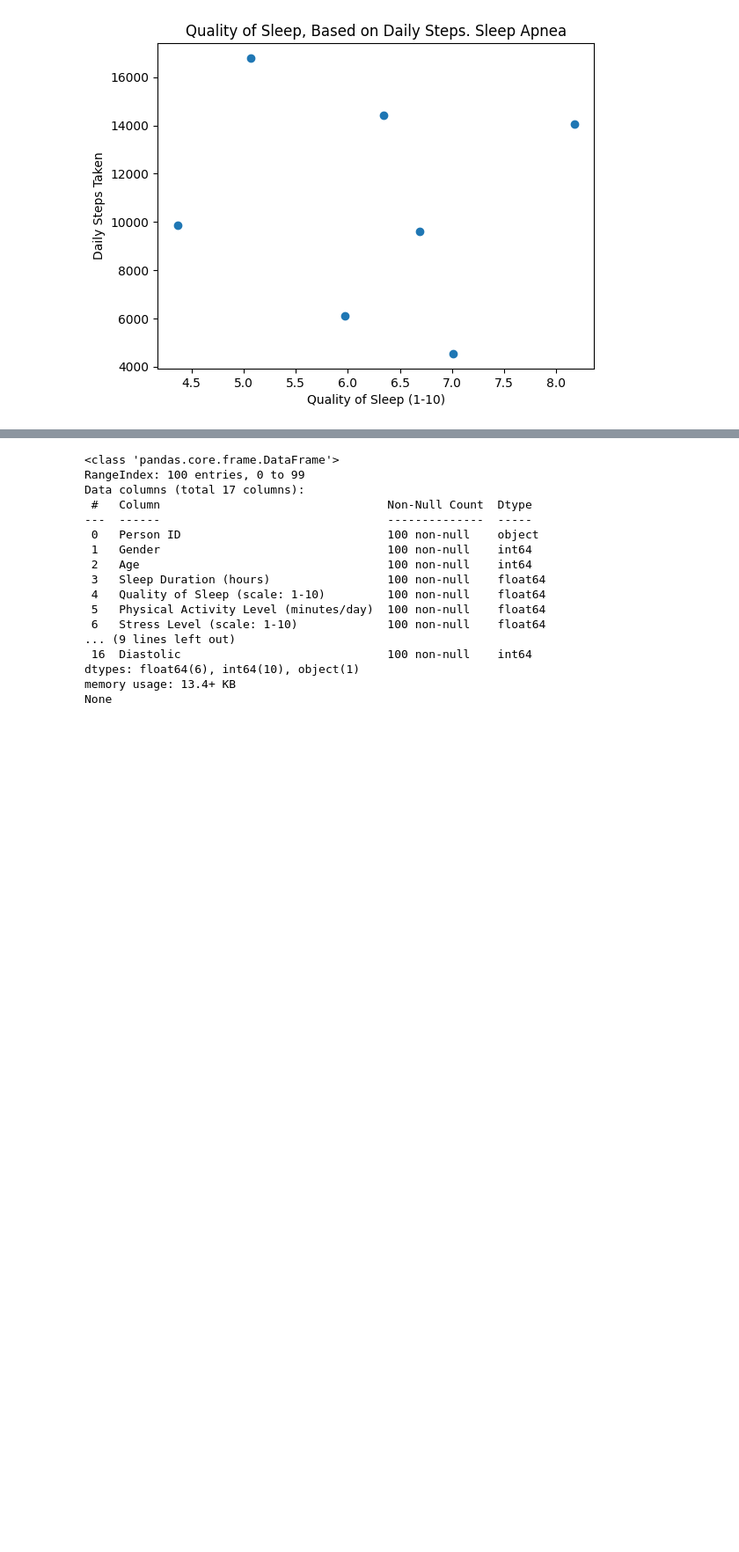
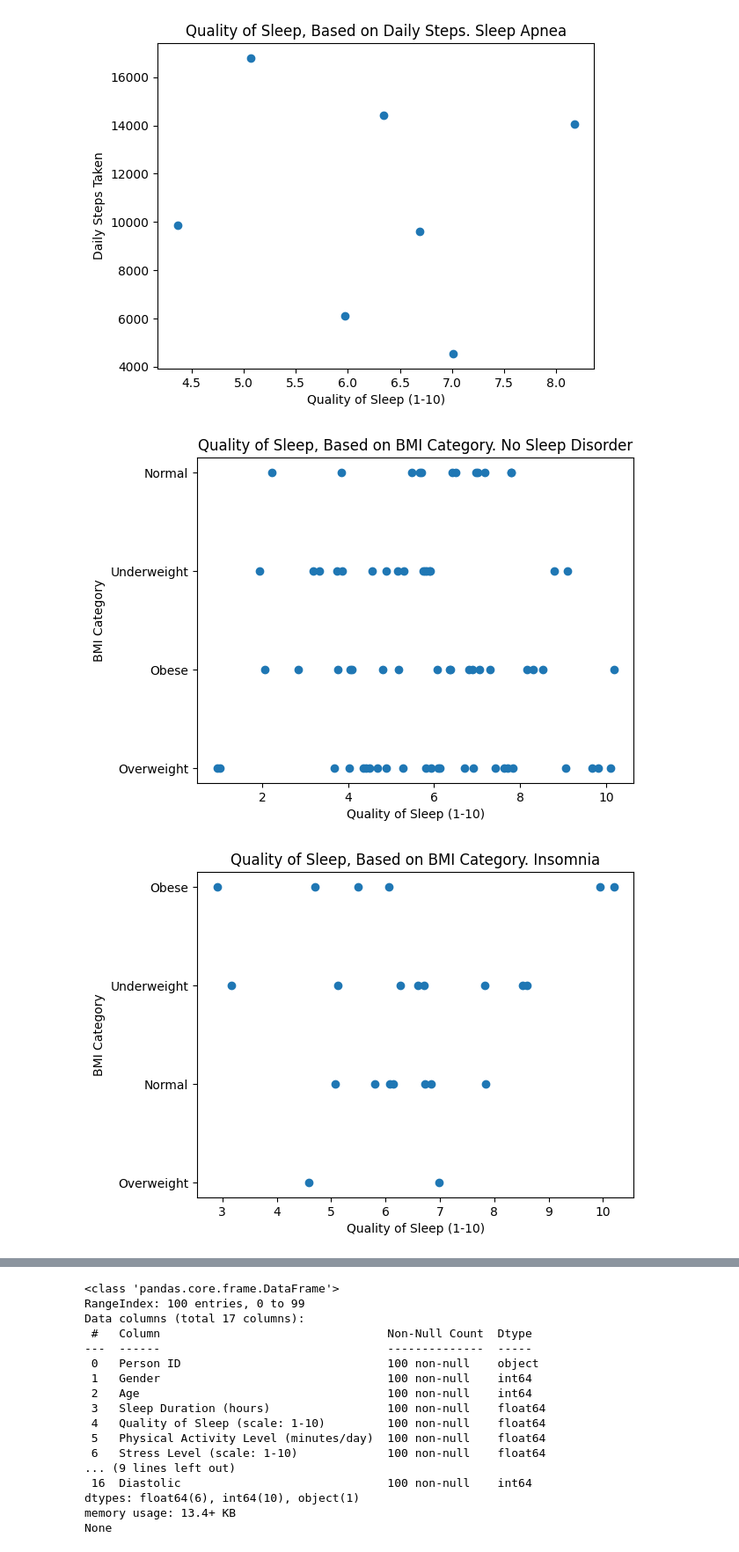
Before and after one commit to MikeyMorg/SemProjectTheSecond, a Jupyter notebook: src/SemProj.ipynb, the cells around one changed output, grey strips where cells are left out. Shown at 88% size. Cells and saved outputs as stored; diff of their text form; code cells hidden in the pictures; blank space fills up the shorter version.

Commit message:
Hunters graphs

```diff
--- a/src/SemProj.ipynb
+++ b/src/SemProj.ipynb
@@ -400,3 +400,32 @@ plt.show()
 [figure]
 [figure]
 [figure]
+# %%
+plt.figure()
+plt.title("Quality of Sleep, Based on BMI Category. No Sleep Disorder")
+plt.scatter(no_dis['Quality of Sleep (scale: 1-10)'], no_dis['BMI Category'])
+plt.xlabel("Quality of Sleep (1-10)")
+plt.ylabel("BMI Category")
+plt.show()
+
+plt.figure()
+plt.title("Quality of Sleep, Based on BMI Category. Insomnia")
+plt.scatter(insomnia['Quality of Sleep (scale: 1-10)'], insomnia['BMI Category'])
+plt.xlabel("Quality of Sleep (1-10)")
+plt.ylabel("BMI Category")
+plt.show()
+
+plt.figure()
+plt.title("Quality of Sleep, Based on BMI Category. Sleep Apnea")
+plt.scatter(apnea['Quality of Sleep (scale: 1-10)'], apnea['BMI Category'])
+plt.xlabel("Quality of Sleep (1-10)")
+plt.ylabel("BMI Category")
+plt.show()
+
+
+#individuals with no sleep disorder are distributed fairly across BMI categories, theres no strong correlation and all the groups show a wide variation.
+#individuals with Insomia have a lower overall sleep quality compared to the other disorders with few high scores.
+#Individuals with Sleep Apnea have the lowest sample size and the sleep scores are more dispersed and theres no obese people. with this small of a sample it makes it harder to draw valuable conclusions.
+# %% [output]
+[figure, added]
+[figure, added]
```
Also changed, not shown: parts of 5 cells of this notebook.
